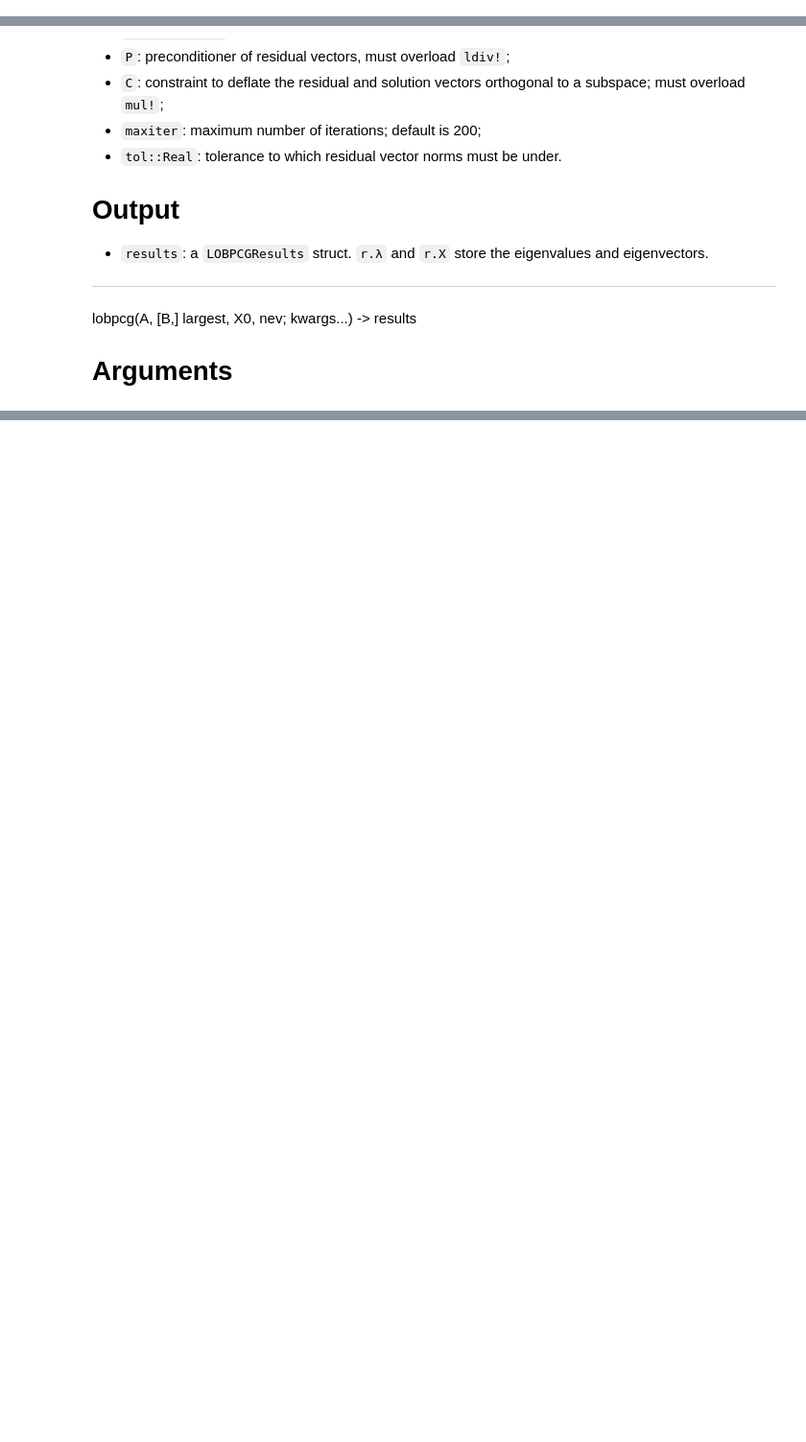
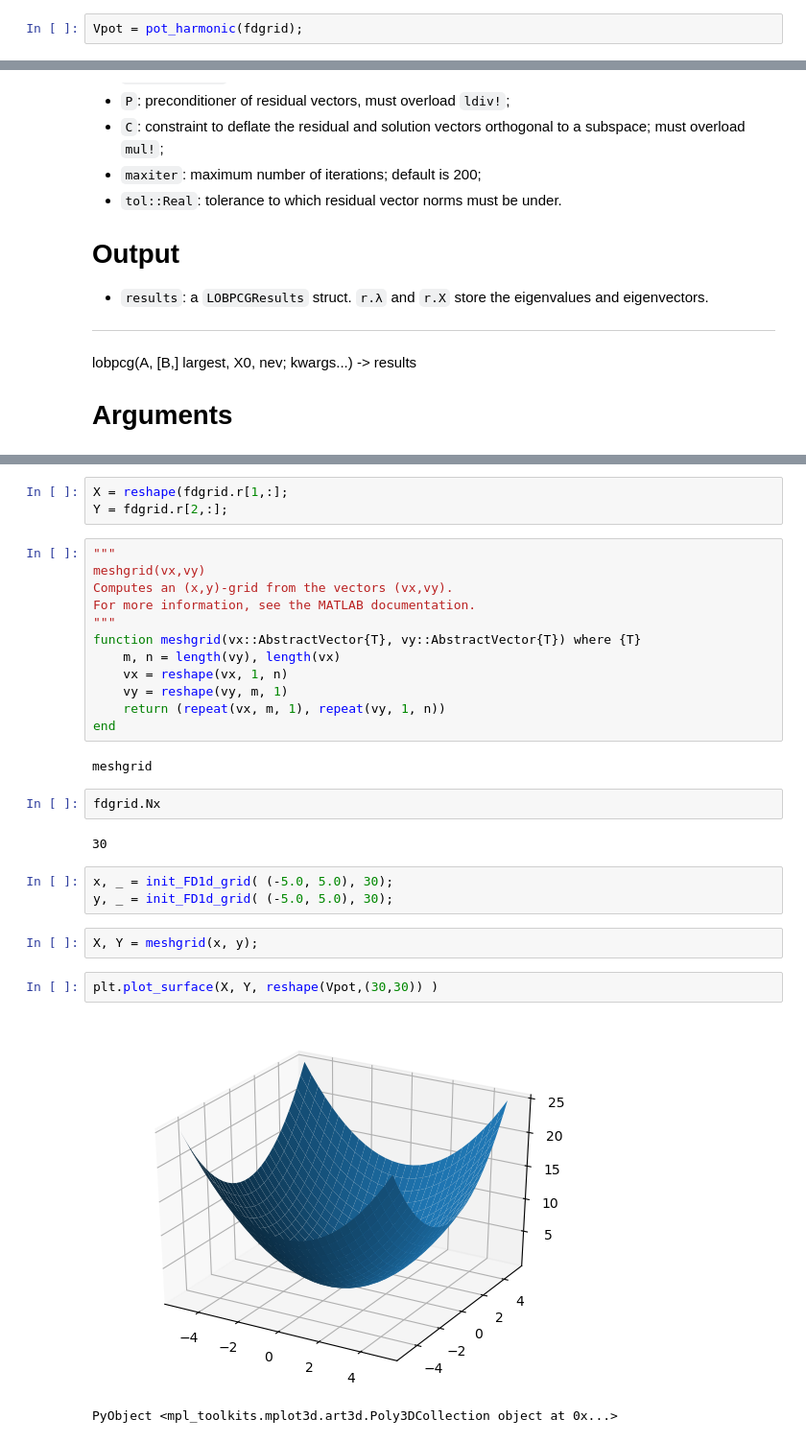
Before and after one commit to f-fathurrahman/ffr-komputasi-material, a Jupyter notebook: NumericalQM/FD2d_v1.ipynb, the cells around one changed output, grey strips where cells are left out. Shown: that part at 96% size. Drawn from its saved outputs; the diff is of its cells as text; blank space fills up the shorter version.

Commit message:
Test plotting 3d

```diff
--- a/NumericalQM/FD2d_v1.ipynb
+++ b/NumericalQM/FD2d_v1.ipynb
@@ -94,0 +193,2 @@ Npoints
+# %%
+Vpot = pot_harmonic(fdgrid);
@@ -233,0 +313,31 @@ end
+# %%
+X = reshape(fdgrid.r[1,:];
+Y = fdgrid.r[2,:];
+# %%
+"""
+meshgrid(vx,vy)
+Computes an (x,y)-grid from the vectors (vx,vy).
+For more information, see the MATLAB documentation.
+"""
+function meshgrid(vx::AbstractVector{T}, vy::AbstractVector{T}) where {T}
+    m, n = length(vy), length(vx)
+    vx = reshape(vx, 1, n)
+    vy = reshape(vy, m, 1)
+    return (repeat(vx, m, 1), repeat(vy, 1, n))
+end
+# %% [output]
+meshgrid
+# %%
+fdgrid.Nx
+# %% [output]
+30
+# %%
+x, _ = init_FD1d_grid( (-5.0, 5.0), 30);
+y, _ = init_FD1d_grid( (-5.0, 5.0), 30);
+# %%
+X, Y = meshgrid(x, y);
+# %%
+plt.plot_surface(X, Y, reshape(Vpot,(30,30)) )
+# %% [output]
+[figure, added]
+PyObject <mpl_toolkits.mplot3d.art3d.Poly3DCollection object at 0x...>
```
Also changed, not shown: parts of 37 cells of this notebook.
